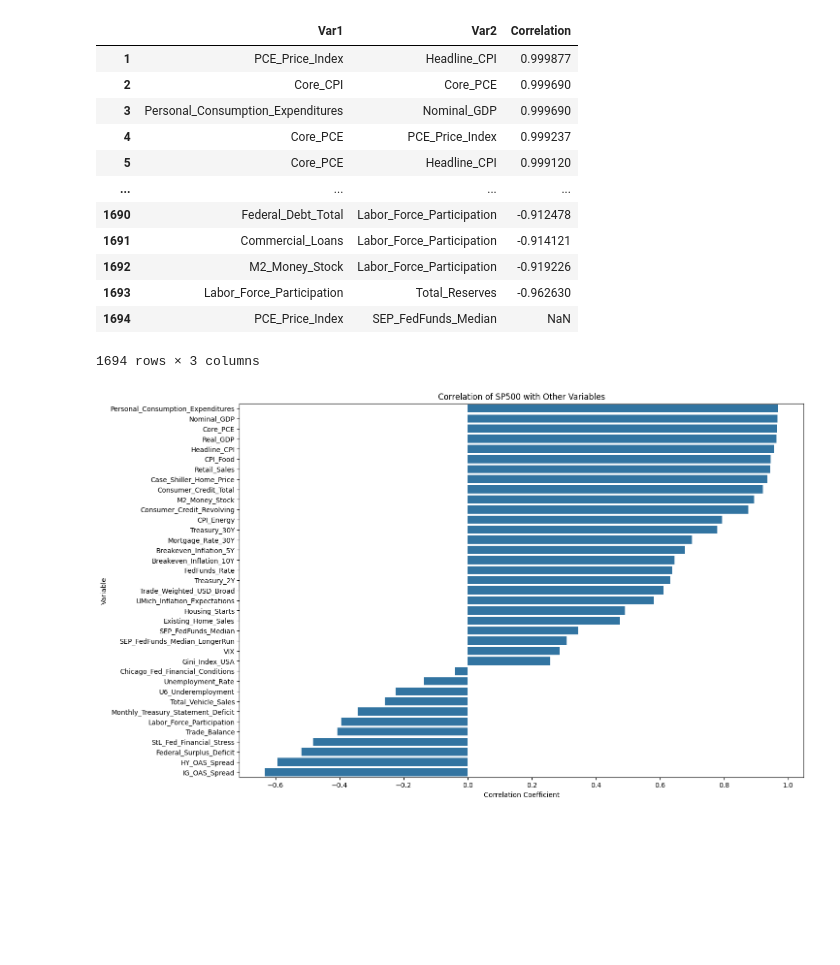
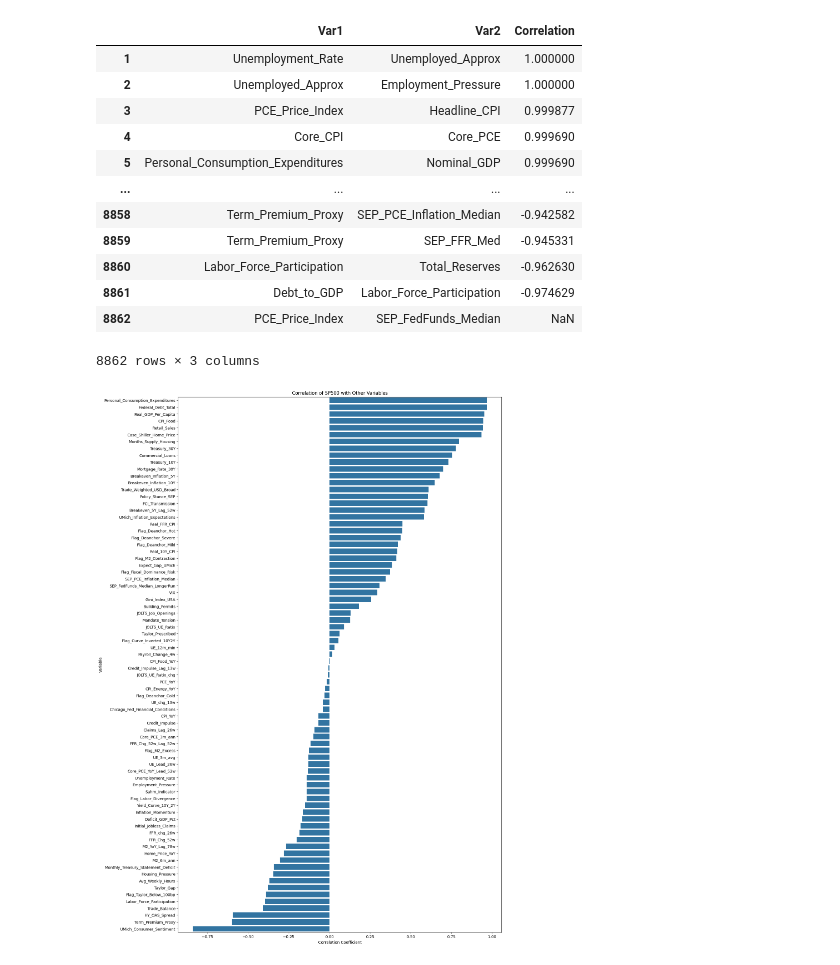
Before and after one commit to iasolb/FRED_DebtAnalysis, a Jupyter notebook: analysis.ipynb, the cells around one changed output. Drawn from its saved outputs; the diff is of its cells as text; code cells hidden in the pictures; blank space fills up the shorter version.

Commit message:
added loader and macro scoring mechanisms

```diff
--- a/analysis.ipynb
+++ b/analysis.ipynb
@@ -1,6 +1,16 @@
 # %%
 from ResearchFramework.ResearchHandler import ResearchHandler
-import ResearchFramework.simulation as simu
+from ResearchFramework.simulation import *
 import ResearchFramework.transforms as tf
+from loader import load_fred_master
+from macro_scores import score
 
-fred = ResearchHandler("data/fred_master.csv")
+RELOAD_DATA = False
+
+if RELOAD_DATA:
+    _ = load_fred_master()
+
+temp = ResearchHandler("data/fred_master.csv")
+scored = score(temp.data)
+fred = ResearchHandler(scored)
+fred.data.head()
@@ -9 +25,3 @@ not_date = fred.data.drop(columns=["date"])
+# %%
+not_date = fred.data.select_dtypes(exclude=["datetime", "object"])
 # %%
@@ -27,31 +36,31 @@ op = op[op["Var1"] != op["Var2"]]
 op
 # %% [output]
 |  | Var1 | Var2 | Correlation |
-| 1 | PCE_Price_Index | Headline_CPI | 0.999877 |
-| 2 | Core_CPI | Core_PCE | 0.999690 |
-| 3 | Personal_Consumption_Expenditures | Nominal_GDP | 0.999690 |
-| 4 | Core_PCE | PCE_Price_Index | 0.999237 |
-| 5 | Core_PCE | Headline_CPI | 0.999120 |
+| 1 | Unemployment_Rate | Unemployed_Approx | 1.000000 |
+| 2 | Unemployed_Approx | Employment_Pressure | 1.000000 |
+| 3 | PCE_Price_Index | Headline_CPI | 0.999877 |
+| 4 | Core_CPI | Core_PCE | 0.999690 |
+| 5 | Personal_Consumption_Expenditures | Nominal_GDP | 0.999690 |
 | ... | ... | ... | ... |
-| 1690 | Federal_Debt_Total | Labor_Force_Participation | -0.912478 |
-| 1691 | Commercial_Loans | Labor_Force_Participation | -0.914121 |
-| 1692 | M2_Money_Stock | Labor_Force_Participation | -0.919226 |
-| 1693 | Labor_Force_Participation | Total_Reserves | -0.962630 |
-| 1694 | PCE_Price_Index | SEP_FedFunds_Median | NaN |
+| 8858 | Term_Premium_Proxy | SEP_PCE_Inflation_Median | -0.942582 |
+| 8859 | Term_Premium_Proxy | SEP_FFR_Med | -0.945331 |
+| 8860 | Labor_Force_Participation | Total_Reserves | -0.962630 |
+| 8861 | Debt_to_GDP | Labor_Force_Participation | -0.974629 |
+| 8862 | PCE_Price_Index | SEP_FedFunds_Median | NaN |
-1694 rows × 3 columns
+8862 rows × 3 columns
 # %%
 import seaborn as sns
 import matplotlib.pyplot as plt
 sp500_corrs = op[(op["Var1"] == "SP500")].sort_values(by="Correlation", ascending=False)
 
-fig = plt.figure(figsize=(15, 10))
+fig = plt.figure(figsize=(15, 25))
 sns.barplot(x="Correlation", y="Var2", data=sp500_corrs)
 plt.title("Correlation of SP500 with Other Variables")
 plt.xlabel("Correlation Coefficient")
 plt.ylabel("Variable")
 plt.savefig("output_graphs/sp500_correlations.png")
 fig;
 # %% [output]
-[figure, old version]
+[figure, new version]
 # %%
 vix_corrs = op[(op["Var1"] == "VIX")].sort_values(by="Correlation", ascending=False)
```
Also changed, not shown: parts of 4 cells of this notebook, 6 other files.
